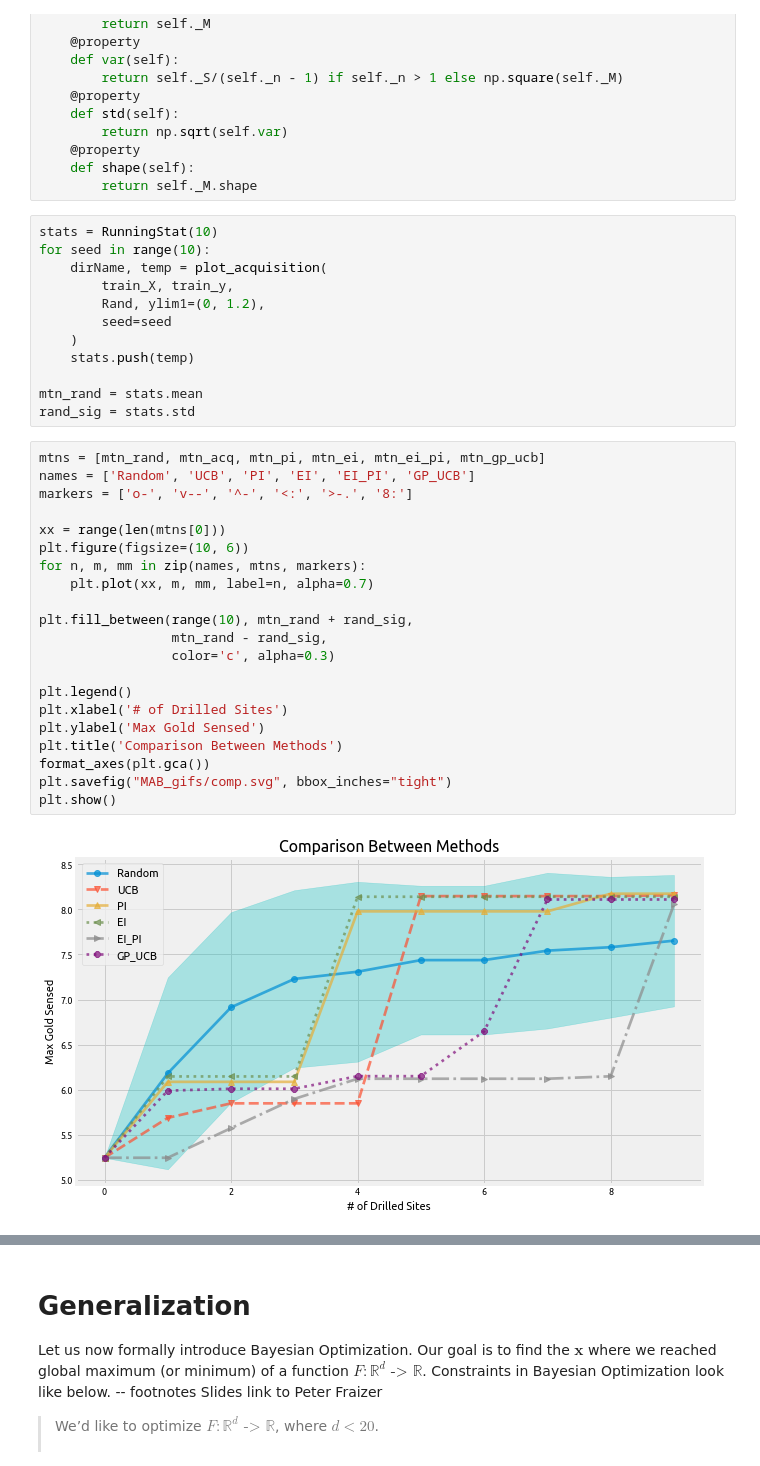
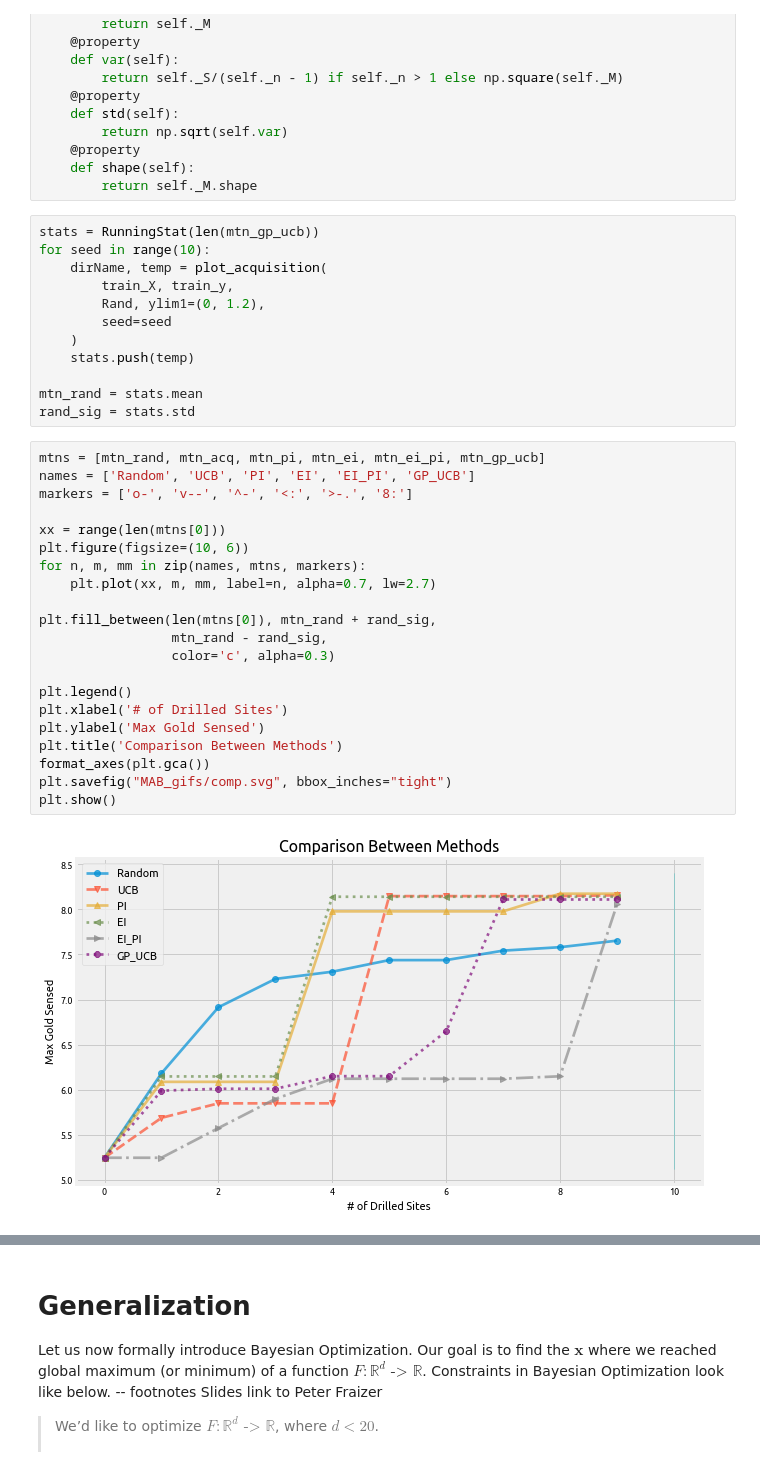
Before and after one commit to distillpub/post--bayesian-optimization, a Jupyter notebook: public/images/bandit-learning-gp.ipynb, the cells around one changed output, grey strips where cells are left out. Cells and saved outputs as stored; diff of their text form.

Commit message:
plots are fine now hopefully #5

```diff
--- a/public/images/bandit-learning-gp.ipynb
+++ b/public/images/bandit-learning-gp.ipynb
@@ -1018,7 +1028,7 @@ class RunningStat(object):
     def shape(self):
         return self._M.shape
 # %%
-stats = RunningStat(10)
+stats = RunningStat(len(mtn_gp_ucb))
 for seed in range(10):
     dirName, temp = plot_acquisition(
         train_X, train_y,
@@ -1032,26 +1042,26 @@ rand_sig = stats.std
 # %%
 mtns = [mtn_rand, mtn_acq, mtn_pi, mtn_ei, mtn_ei_pi, mtn_gp_ucb]
 names = ['Random', 'UCB', 'PI', 'EI', 'EI_PI', 'GP_UCB']
 markers = ['o-', 'v--', '^-', '<:', '>-.', '8:']
 
 xx = range(len(mtns[0]))
 plt.figure(figsize=(10, 6))
 for n, m, mm in zip(names, mtns, markers):
-    plt.plot(xx, m, mm, label=n, alpha=0.7)
+    plt.plot(xx, m, mm, label=n, alpha=0.7, lw=2.7)
 
-plt.fill_between(range(10), mtn_rand + rand_sig,
+plt.fill_between(len(mtns[0]), mtn_rand + rand_sig,
                  mtn_rand - rand_sig,
                  color='c', alpha=0.3)
 
 plt.legend()
 plt.xlabel('# of Drilled Sites')
 plt.ylabel('Max Gold Sensed')
 plt.title('Comparison Between Methods')
 format_axes(plt.gca())
 plt.savefig("MAB_gifs/comp.svg", bbox_inches="tight")
 plt.show()
 # %% [output]
-[figure, old version]
+[figure, new version]
 # %% [markdown]
 ![](MAB_gifs/comp.svg)
 
```
Also changed, not shown: parts of 16 cells of this notebook, 24 other files.
